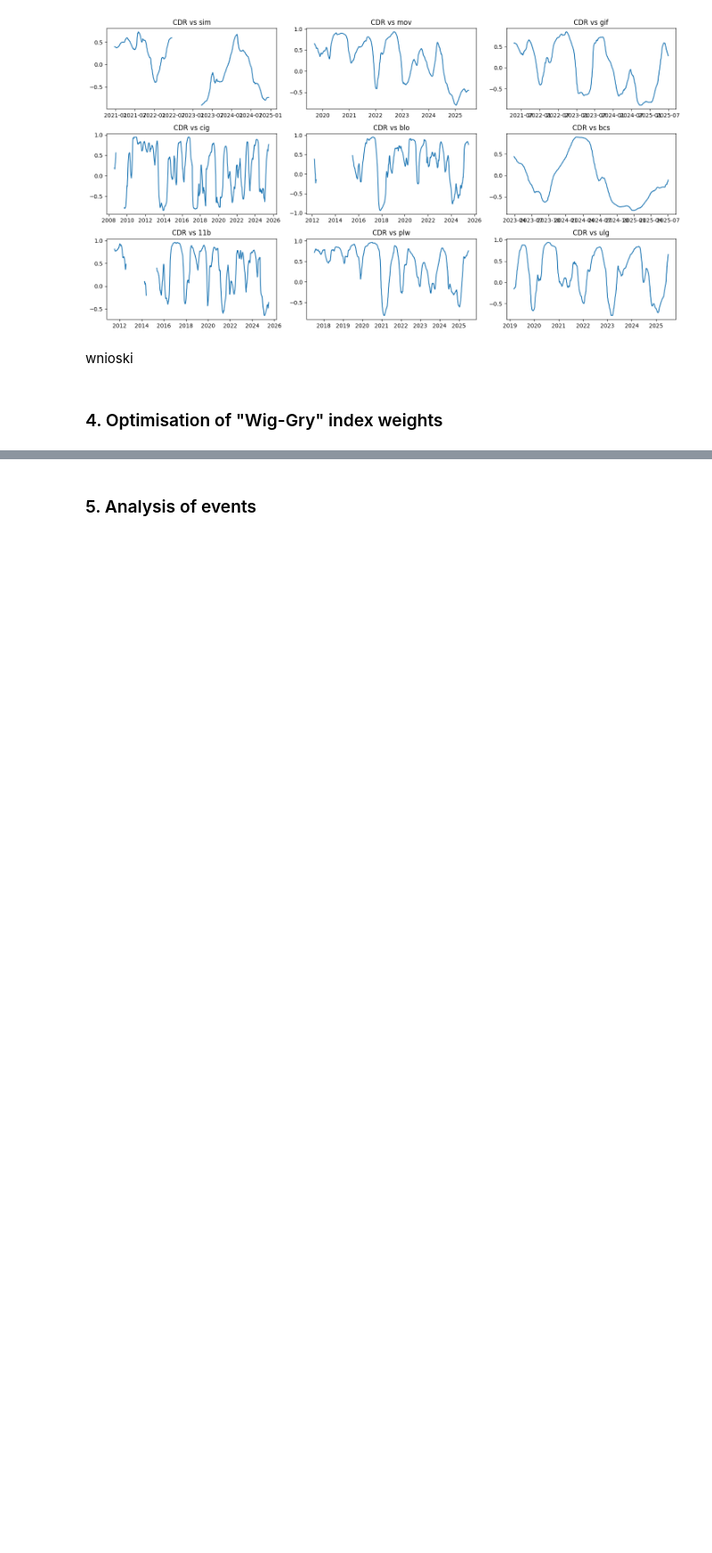
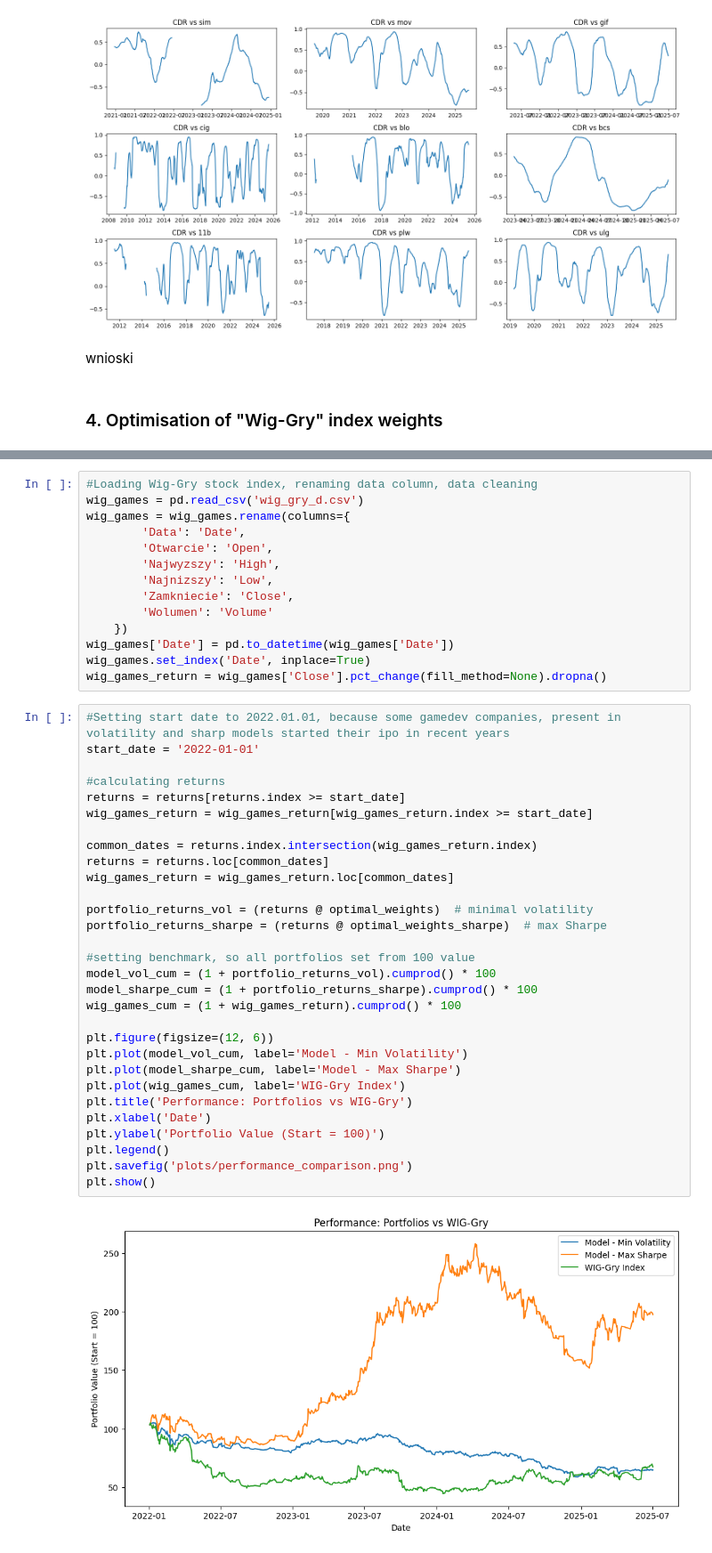
Before and after one commit to Baginsss/Gamedev-Stocks-Data-Analysis, a Jupyter notebook: main.ipynb, the cells around one changed output, grey strips where cells are left out. Shown at 89% size. Drawn from its saved outputs; the diff is of its cells as text; blank space fills up the shorter version.

Commit message:
polishing the code and setting plots folder

```diff
--- a/main.ipynb
+++ b/main.ipynb
@@ -275,6 +280,50 @@ for: 0.00%
 Expected annual return: 30.14%
 Expected portfolio volatility: 28.97%
 Sharpe Ratio: 0.94
-# %% [markdown]
-### 5. Analysis of events
+# %%
+#Loading Wig-Gry stock index, renaming data column, data cleaning
+wig_games = pd.read_csv('wig_gry_d.csv')
+wig_games = wig_games.rename(columns={
+        'Data': 'Date',
+        'Otwarcie': 'Open',
+        'Najwyzszy': 'High',
+        'Najnizszy': 'Low',
+        'Zamkniecie': 'Close',
+        'Wolumen': 'Volume'
+    })
+wig_games['Date'] = pd.to_datetime(wig_games['Date'])
+wig_games.set_index('Date', inplace=True)
+wig_games_return = wig_games['Close'].pct_change(fill_method=None).dropna()
+# %%
+#Setting start date to 2022.01.01, because some gamedev companies, present in volatility and sharp models started their ipo in recent years
+start_date = '2022-01-01'
+
+#calculating returns
+returns = returns[returns.index >= start_date]
+wig_games_return = wig_games_return[wig_games_return.index >= start_date]
+
+common_dates = returns.index.intersection(wig_games_return.index)
+returns = returns.loc[common_dates]
+wig_games_return = wig_games_return.loc[common_dates]
+
+portfolio_returns_vol = (returns @ optimal_weights)  # minimal volatility
+portfolio_returns_sharpe = (returns @ optimal_weights_sharpe)  # max Sharpe
+
+#setting benchmark, so all portfolios set from 100 value
+model_vol_cum = (1 + portfolio_returns_vol).cumprod() * 100
+model_sharpe_cum = (1 + portfolio_returns_sharpe).cumprod() * 100
+wig_games_cum = (1 + wig_games_return).cumprod() * 100
+
+plt.figure(figsize=(12, 6))
+plt.plot(model_vol_cum, label='Model - Min Volatility')
+plt.plot(model_sharpe_cum, label='Model - Max Sharpe')
+plt.plot(wig_games_cum, label='WIG-Gry Index')
+plt.title('Performance: Portfolios vs WIG-Gry')
+plt.xlabel('Date')
+plt.ylabel('Portfolio Value (Start = 100)')
+plt.legend()
+plt.savefig('plots/performance_comparison.png')
+plt.show()
+# %% [output]
+[figure, added]
 # %% [markdown]
```
Also changed, not shown: parts of 8 cells of this notebook, 6 other files.
